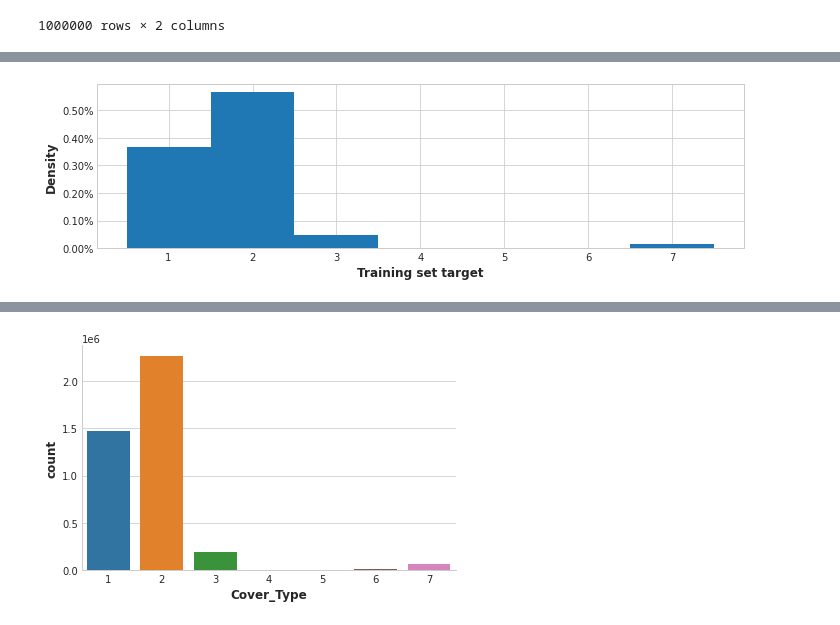
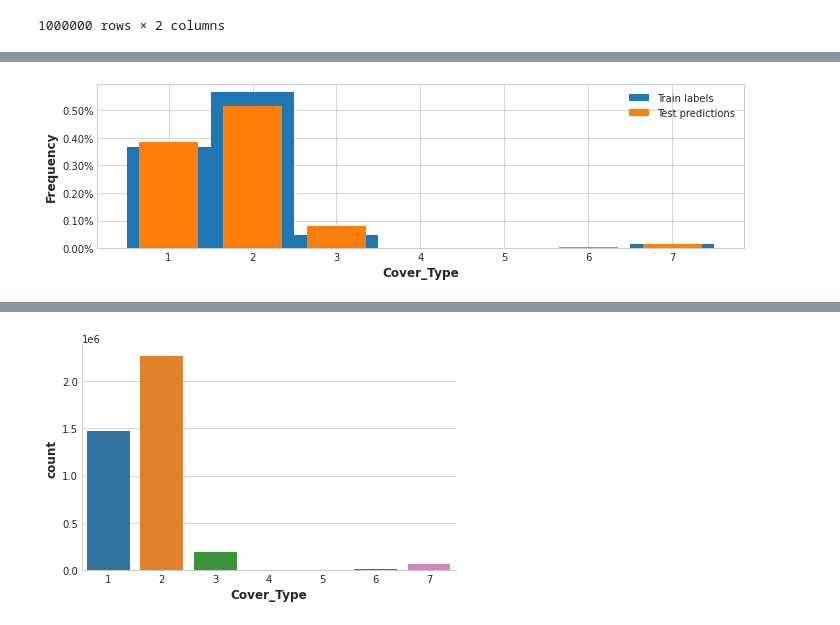
Before and after one commit to furyhawk/kaggle_practice, a Jupyter notebook: Classification/simplenn-logisticreg.ipynb, the cells around one changed output, grey strips where cells are left out. Drawn from its saved outputs; the diff is of its cells as text; code cells hidden in the pictures.

```diff
--- a/Classification/simplenn-logisticreg.ipynb
+++ b/Classification/simplenn-logisticreg.ipynb
@@ -210,9 +216,9 @@ from sklearn.pipeline import make_pipeline
 from sklearn.compose import make_column_transformer
 
 transformer_all_cols = make_pipeline(
-    RobustScaler(),
-#     StandardScaler(),
-#     MinMaxScaler(feature_range=(0, 1))
+#     RobustScaler(),
+    StandardScaler(),
+    MinMaxScaler(feature_range=(0, 1))
 )
 
 preprocessor = make_column_transformer(
@@ -228,20 +234,21 @@ Once you're satisfied with everything, it's time to create your final prediction
 def load_model():
 
     early_stopping = EarlyStopping(
-        patience=10,
+        patience=ES_PATIENCE,
         min_delta=0,
         monitor='val_acc',
+        mode='max',
         restore_best_weights=True,
+        baseline=None,
         verbose=VERBOSE,
-        mode='max',
-        baseline=None,
     )
     plateau = ReduceLROnPlateau(
+            patience=RLRP_PATIENCE,
+            factor=LR_FACTOR,
             monitor='val_loss',
-            factor=0.5,
-            patience=5,
+            mode='min',
             verbose=VERBOSE,
-            mode='min')
+    )
 
 # -----------------------------------------------------------------
 # Model
@@ -249,13 +256,13 @@ def load_model():
     model = keras.Sequential([
     layers.BatchNormalization(input_shape = [x.shape[1]], name='input'),
     layers.Dense(108, activation=ACTIVATION),
-#     layers.Dropout(rate = 0.3),
+#     layers.Dropout(rate = DROPOUT),
     layers.BatchNormalization(),
     layers.Dense(64, activation=ACTIVATION),
-#     layers.Dropout(rate = 0.3),
+#     layers.Dropout(rate = DROPOUT),
     layers.BatchNormalization(),
-    layers.Dense(64, activation=ACTIVATION),
-#     layers.Dropout(rate = 0.3),
+    layers.Dense(32, activation=ACTIVATION),
+#     layers.Dropout(rate = DROPOUT),
     layers.Dense(y_cat.shape[1], activation = 'softmax'),
     ])
 
@@ -310,15 +317,11 @@ for fold,(train_index, valid_index) in enumerate(kf.split(x, y=y.Cover_Type)):
 
     #   --------------------------------------------------------
     # Preprocessing
-
-    index_valid  = X_valid.index.tolist()
-
     X_train = preprocessor.fit_transform(X_train)
     X_valid = preprocessor.transform(X_valid)
 
     #  ----------------------------------------------------------
     # Model
-
     model, early_stopping, plateau  = load_model()
 
     history = model.fit(  X_train, y_train,
@@ -353,7 +356,7 @@ for fold,(train_index, valid_index) in enumerate(kf.split(x, y=y.Cover_Type)):
     fold_acc = accuracy_score(y.iloc[valid_index].Cover_Type, np.argmax(preds_valid, axis=1) + 1)
     print(f"Fold {fold} accuracy_score: {fold_acc}")
 
-    # Total auc
+    # Total acc
     total_acc.append(fold_acc)
 
     del model
@@ -446,12 +495,14 @@ np.unique(sub[column_y], return_counts=True)
 # %%
 from matplotlib.ticker import MaxNLocator, FormatStrFormatter, PercentFormatter
 
-# Plot the distribution of the training set target
+# Plot the distribution of the test predictions vs training set
 plt.figure(figsize=(10,3))
-plt.hist(train_data[column_y], bins=np.linspace(0.5, 7.5, 8), density=True)
-plt.xlabel('Training set target')
-plt.ylabel('Density')
+plt.hist(train_data[column_y], bins=np.linspace(0.5, 7.5, 8), density=True, label='Train labels')
+plt.hist(sub[column_y], bins=np.linspace(0.5, 7.5, 8), density=True, rwidth=0.7, label='Test predictions')
+plt.xlabel('Cover_Type')
+plt.ylabel('Frequency')
 plt.gca().yaxis.set_major_formatter(PercentFormatter())
+plt.legend()
 plt.show()
 # %% [output]
-[figure, old version]
+[figure, new version]
```
Also changed, not shown: parts of 12 cells of this notebook.
